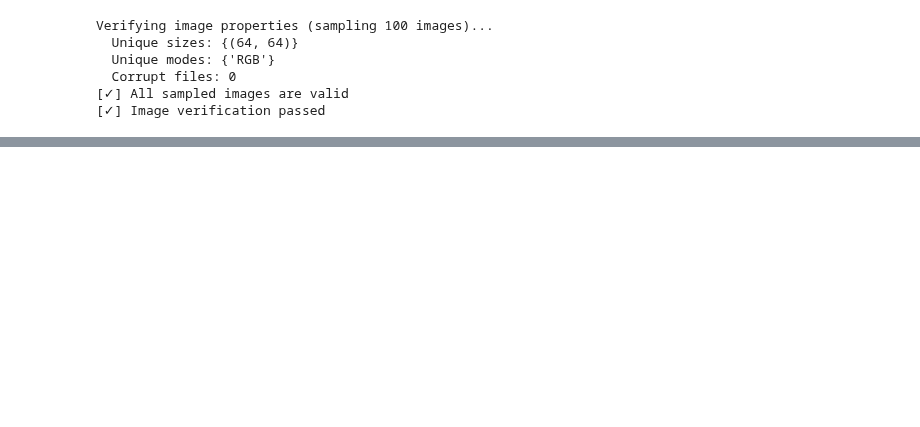
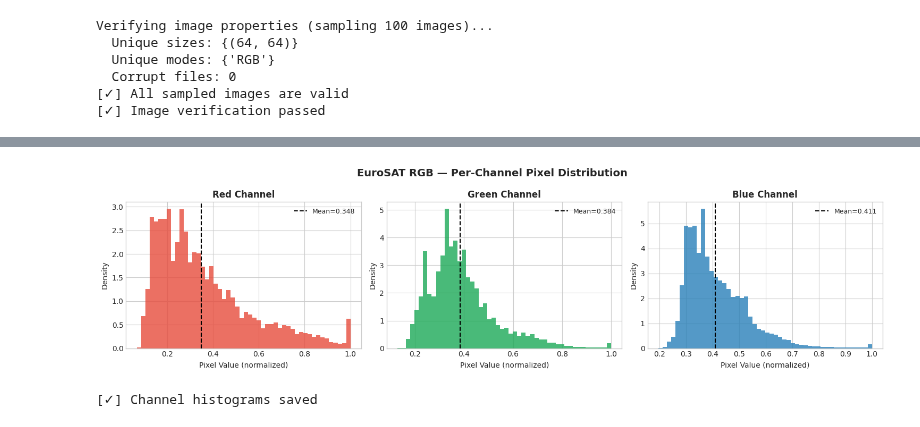
Before and after one commit to yash1-coder/dissertation, a Jupyter notebook: CNN.ipynb, the cells around one changed output, grey strips where cells are left out. Saved outputs shown, nothing was run; the diff lists cells and outputs as text; code cells hidden in the pictures; blank space fills up the shorter version.

```diff
--- a/CNN.ipynb
+++ b/CNN.ipynb
@@ -551,0 +533,29 @@ NameError: name 'DATA_DIR' is not defined
+# %%
+fig, axes = plt.subplots(1, 3, figsize=(15, 4))
+channel_names = ["Red", "Green", "Blue"]
+channel_colors = ["#e74c3c", "#1ca957", "#2980b9"]
+
+all_pixels = {c: [] for c in range(3)}
+for _, row in sample_df.sample(200, random_state=GLOBAL_SEED).iterrows():
+    img = Image.open(row["filepath"]).convert("RGB")
+    tensor = to_tensor(img)
+    for c in range(3):
+        all_pixels[c].extend(tensor[c].flatten().numpy())
+
+for c in range(3):
+    axes[c].hist(all_pixels[c], bins=50, color=channel_colors[c], alpha=0.8, density=True)
+    axes[c].set_title(f"{channel_names[c]} Channel", fontsize=12, fontweight="bold")
+    axes[c].set_xlabel("Pixel Value (normalized)")
+    axes[c].set_ylabel("Density")
+    axes[c].axvline(dataset_mean[c].item(), color="black", linestyle="--", linewidth=1.5,
+                    label=f"Mean={dataset_mean[c]:.3f}")
+    axes[c].legend(fontsize=9)
+
+fig.suptitle("EuroSAT RGB — Per-Channel Pixel Distribution", fontsize=14, fontweight="bold")
+plt.tight_layout()
+fig.savefig(PROJECT_ROOT / "data" / "eda" / "channel_histograms.png", dpi=150, bbox_inches="tight")
+plt.show()
+print("[✓] Channel histograms saved")
+# %% [output]
+[figure, added]
+[✓] Channel histograms saved
```
Also changed, not shown: parts of 22 cells of this notebook, 7 other files.
